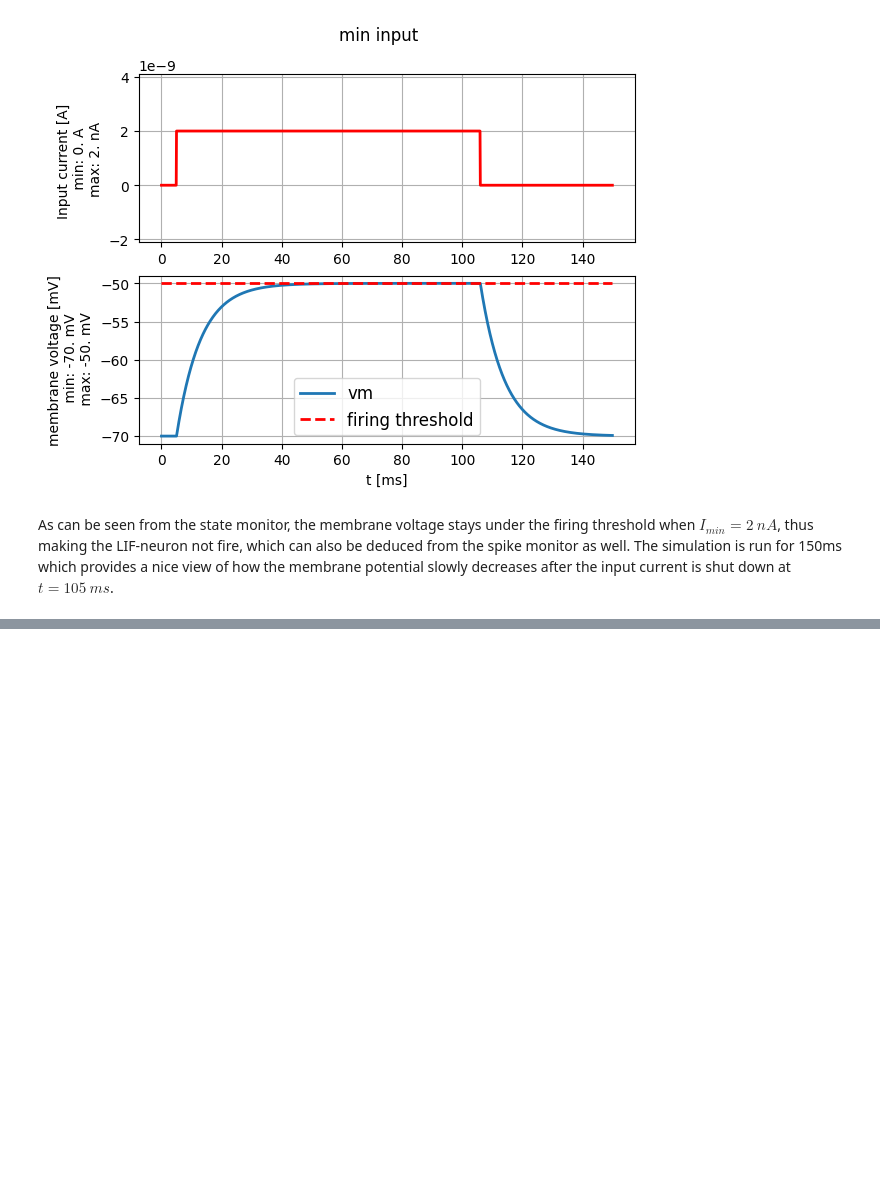
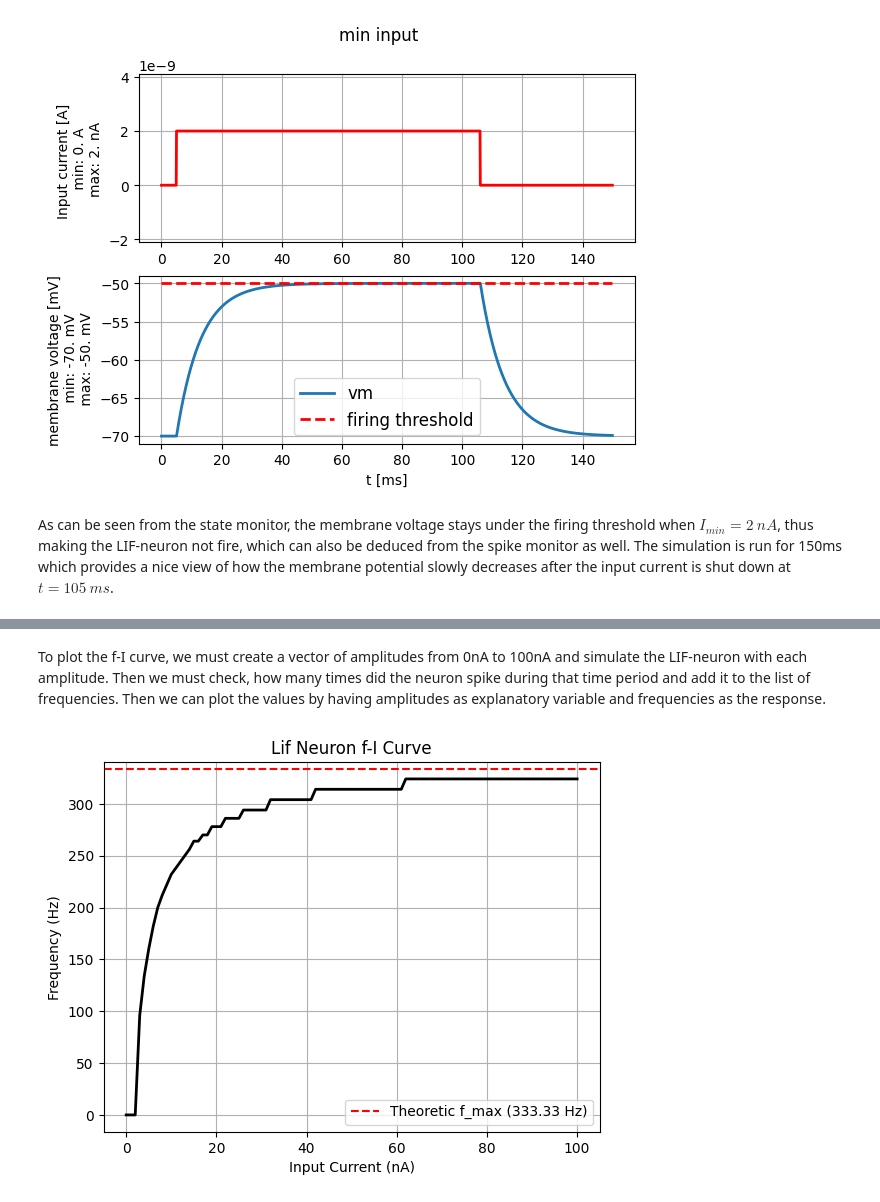
Before and after one commit to aarinenmiska/neuronal-dynamics, a Jupyter notebook: LIF-model.ipynb, the cells around one changed output, grey strips where cells are left out. Cells and saved outputs as stored; diff of their text form; code cells hidden in the pictures; blank space fills up the shorter version.

```diff
--- a/LIF-model.ipynb
+++ b/LIF-model.ipynb
@@ -118,0 +148,43 @@ As can be seen from the state monitor, the membrane voltage stays under the firi
+# %% [markdown]
+To plot the f-I curve, we must create a vector of amplitudes from 0nA to 100nA and simulate the LIF-neuron with each amplitude. Then we must check, how many times did the neuron spike during that time period and add it to the list of frequencies. Then we can plot the values by having amplitudes as explanatory variable and frequencies as the response.
+# %%
+amplitudes = np.arange(0, 101, 1) * b2.nA
+frequencies = []
+ref_period = 3 * b2.ms
+sim_time = 500 * b2.ms
+
+for amp in amplitudes:
+    # Create constant input current
+    step_current = input_factory.get_step_current(
+        t_start = 0,
+        t_end = 500,
+        unit_time = b2.ms,
+        amplitude = amp
+    )
+
+    # Simulate the LIF-neuron
+    state_monitor, spike_monitor = LIF.simulate_LIF_neuron(
+        input_current = step_current,
+        simulation_time = sim_time,
+        abs_refractory_period = ref_period
+    )
+
+    spikes = spike_monitor.count[0]
+    freq = spikes / sim_time
+
+    # The unit of sim_time is ms, and
+    # therefore the unit of freq is 1/ms = Hz.
+    # To plot the values, units must be discarded.
+    frequencies.append(freq / b2.Hz)
+
+plt.figure()
+plt.plot(amplitudes / b2.nA, frequencies, color = "black", linewidth = 2)
+plt.axhline(333.33, color = "red", linestyle = "--", label = "Theoretic f_max (333.33 Hz)")
+plt.title("Lif Neuron f-I Curve")
+plt.xlabel("Input Current (nA)")
+plt.ylabel("Frequency (Hz)")
+plt.legend()
+plt.grid(True)
+plt.show()
+# %% [output]
+[figure, added]
```
Also changed, not shown: parts of 27 cells of this notebook.
